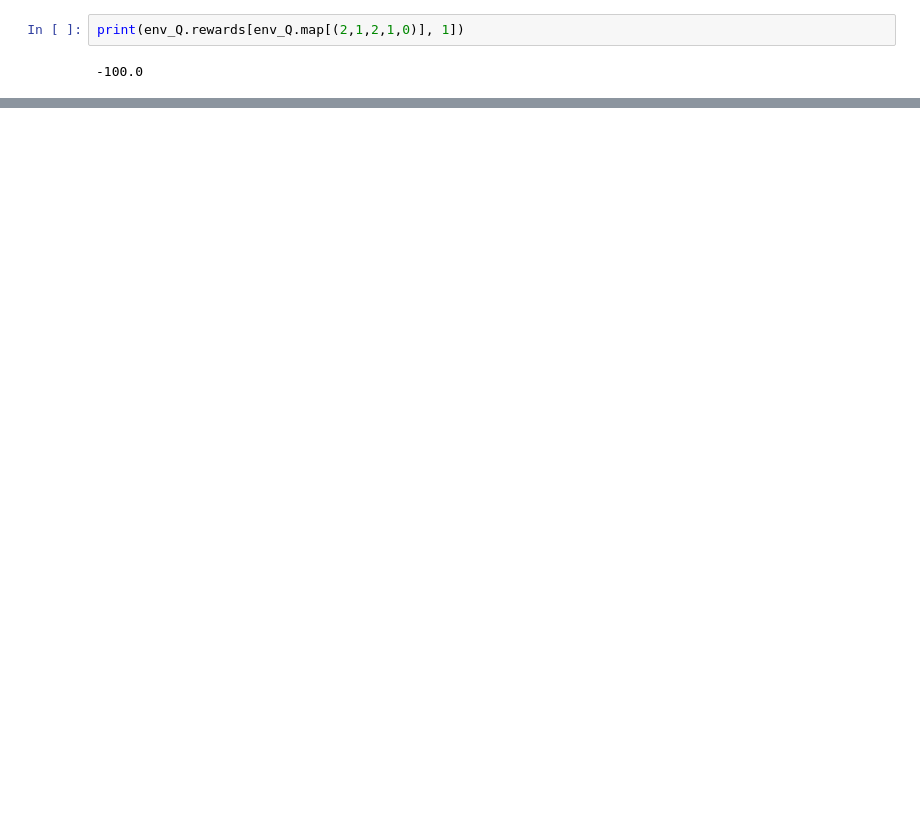
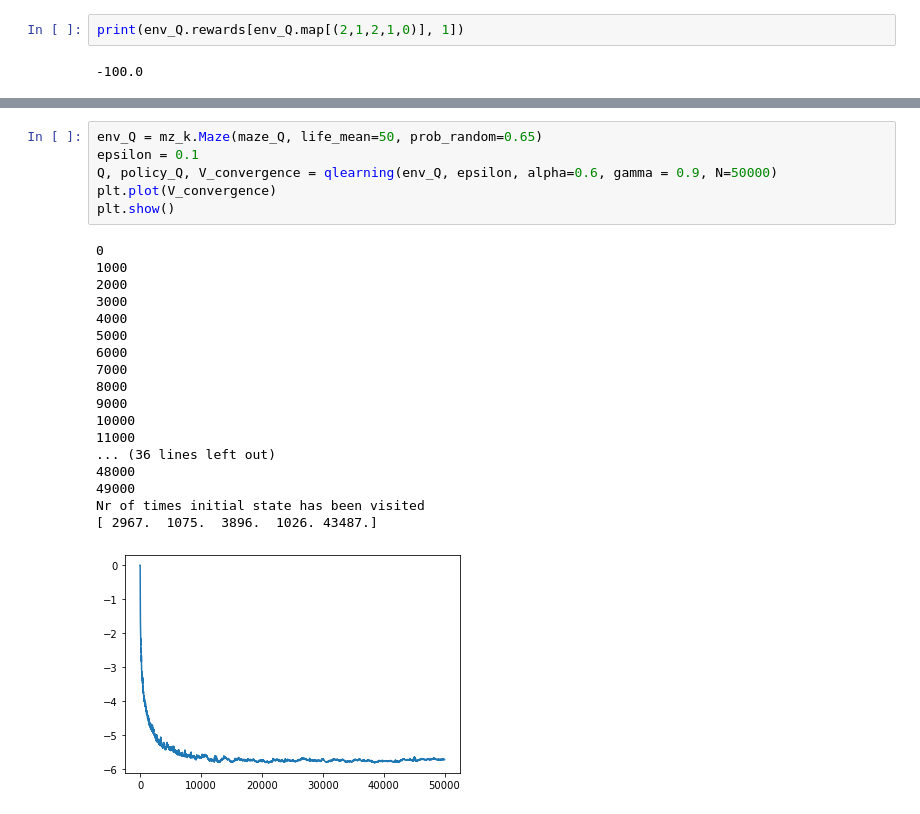
Before and after one commit to lxpr/EL2805-Reinforcement-Learning-Labs, a Jupyter notebook: lab1/Lab_1.ipynb, the cells around one changed output, grey strips where cells are left out. Cells and saved outputs as stored; diff of their text form; blank space fills up the shorter version.

```diff
--- a/lab1/Lab_1.ipynb
+++ b/lab1/Lab_1.ipynb
@@ -415,3 +440,28 @@ plt.show()
+# %%
+env_Q = mz_k.Maze(maze_Q, life_mean=50, prob_random=0.65)
+epsilon = 0.1
+Q, policy_Q, V_convergence = qlearning(env_Q, epsilon, alpha=0.6, gamma = 0.9, N=50000)
+plt.plot(V_convergence)
+plt.show()
+# %% [output]
+0
+1000
+2000
+3000
+4000
+5000
+6000
+7000
+8000
+9000
+10000
+11000
+... (36 lines left out)
+48000
+49000
+Nr of times initial state has been visited
+[ 2967.  1075.  3896.  1026. 43487.]
+[figure, added]
 # %%
 env_Q = mz_k.Maze(maze_Q, life_mean=50, prob_random=0.65)
 epsilon = 0.1
```
Also changed, not shown: parts of 9 cells of this notebook, 2 other files.
